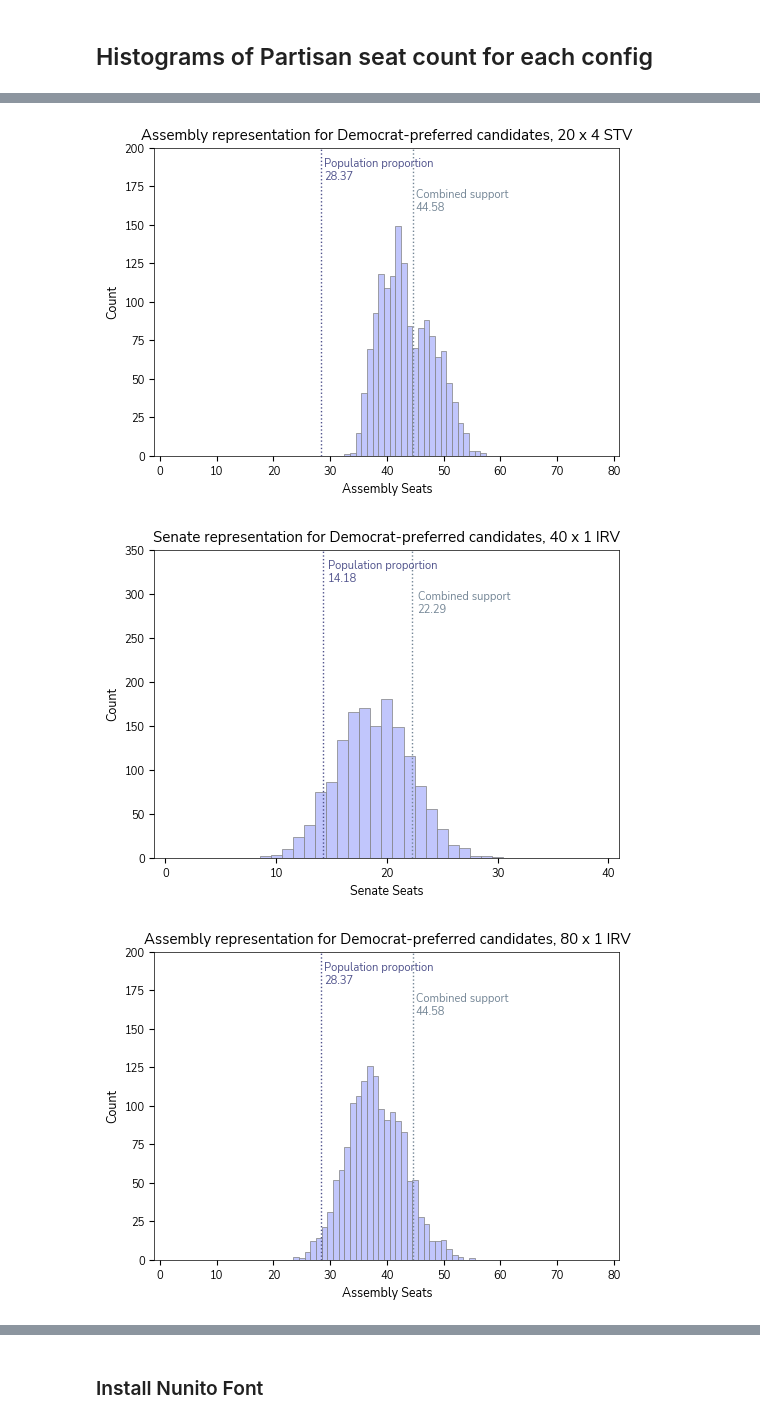
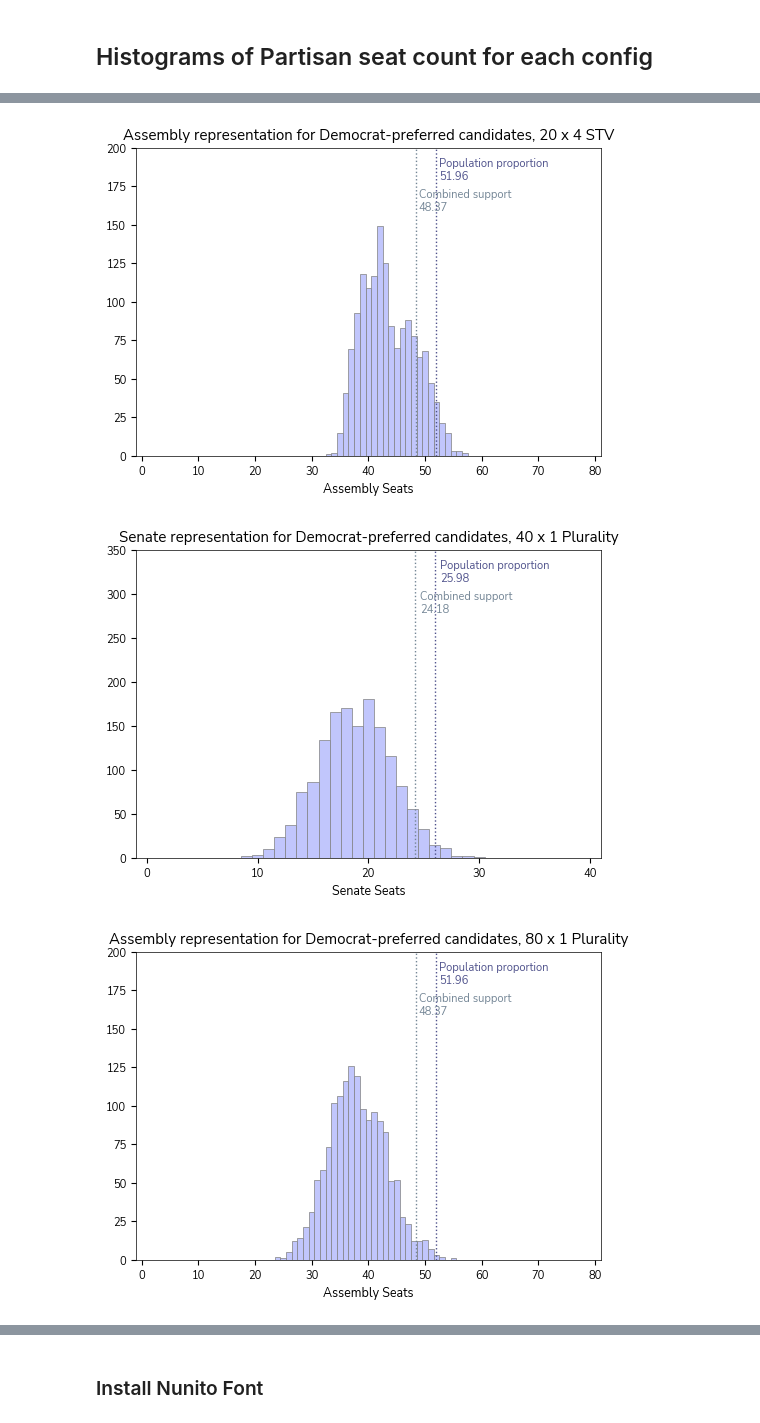
Before and after one commit to hanelee/ca_stv, a Jupyter notebook: process_results.ipynb, the cells around one changed output, grey strips where cells are left out. Drawn from its saved outputs; the diff is of its cells as text; code cells hidden in the pictures.

```diff
--- a/process_results.ipynb
+++ b/process_results.ipynb
@@ -251,10 +251,10 @@ hprop_turnout = hprop*turnout["H"] / (hprop*turnout["H"] + (1-hprop)*turnout["O"
 
 
 ## Compute combined support
-cs = hprop * 0.75 + (1-hprop) * 0.2
-cs_turnout = hprop_turnout * 0.75 + (1-hprop_turnout) * 0.2
+h_cs = hprop * 0.75 + (1-hprop) * 0.2
+h_cs_turnout = hprop_turnout * 0.75 + (1-hprop_turnout) * 0.2
 
-print(cs)
+print(h_cs)
 # %% [output]
 10932015.0
 30827105.0
@@ -619,8 +632,9 @@ print(dprop)
 
 
 ## Compute combined support
-cs = dprop * 0.75 + (1-dprop) * 0.2
+p_cs = dprop * 0.85 + (1-dprop) * 0.15
 #cs_turnout = hprop_turnout * 0.75 + (1-hprop_turnout) * 0.2
+print(p_cs)
 # %% [output]
 |  | plan | total_district_num | seats_per_district | dist_num | mode | Dem_prop_census | vap | rep | ... |
 | 0 | 000 | 8 | 5 | 0 | cambridge | 0.745985 | 3689662.0 | 0 | ... |
@@ -666,7 +681,7 @@ for dn, group in agg.groupby("total_district_num"):
 
 
     sen_assem = "Senate" if dn*dist_seats[dn] == 40 else "Assembly"
-    election = "IRV" if dist_seats[dn]==1 else "STV"
+    election = "Plurality" if dist_seats[dn]==1 else "STV"
     ylim = 350 if sen_assem == "Senate" else 200
 
 
@@ -674,7 +689,7 @@ for dn, group in agg.groupby("total_district_num"):
     ax.set_ylim(0, ylim)
     ax.set_xticks(range(0, dn * dist_seats[dn] + 1, 10))
     ax.set_xlabel(f"{sen_assem} Seats")
-    ax.set_ylabel("Count")
+
     ax.set_title(f"{sen_assem} representation for Democrat-preferred candidates, {dn} x {dist_seats[dn]} {election}")
 
 
@@ -684,16 +699,16 @@ for dn, group in agg.groupby("total_district_num"):
     color_dprop = 'xkcd:twilight'
 
     ## Add vertical line for combined support
-    cs_share = cs*dn*dist_seats[dn]
+    p_cs_share = p_cs*dn*dist_seats[dn]
     ax.axvline(
-        cs_share, color=color_cs, linestyle=':', linewidth=1,
-        label=f"{share}"
+        p_cs_share, color=color_cs, linestyle=':', linewidth=1,
+        label=f"{p_cs_share}"
     )
 
-    rounded_cs = f"{cs_share:.2f}"
+    rounded_cs = f"{p_cs_share:.2f}"
     cs_text_label = f"Combined support\n{rounded_cs}"
     ax.text(
-        cs_share + 0.5, # X-position: slightly to the right of the line
+        p_cs_share + 0.5, # X-position: slightly to the right of the line
         ylim * 0.83, # Y-position: 95% of the way up the plot
         cs_text_label,
         verticalalignment='center',
@@ -704,17 +719,17 @@ for dn, group in agg.groupby("total_district_num"):
 
     ## Add vertical line for population proprotionate share
     # Add dotted vertical line at hprop * seats
-    share = hprop*dn*dist_seats[dn]
+    p_share = dprop*dn*dist_seats[dn]
     ax.axvline(
-        share, color=color_dprop, linestyle=':', linewidth=1,
-        label=f"{share}"
+        p_share, color=color_dprop, linestyle=':', linewidth=1,
+        label=f"{p_share}"
     )
 
-    rounded_share = f"{share:.2f}"
+    rounded_share = f"{p_share:.2f}"
     text_label = f"Population proportion \n{rounded_share}"
 
     ax.text(
-        share + 0.5, # X-position: slightly to the right of the line
+        p_share + 0.5, # X-position: slightly to the right of the line
         ylim * 0.93, # Y-position: 95% of the way up the plot
         text_label,
         verticalalignment='center',
@@ -732,6 +747,6 @@ for dn, group in agg.groupby("total_district_num"):
-[figure, old version]
+[figure, new version]
-[figure, old version]
+[figure, new version]
-[figure, old version]
+[figure, new version]
 # %%
 import matplotlib.pyplot as plt
 import matplotlib as mpl
```
Also changed, not shown: parts of 5 cells of this notebook, 12 other files.
